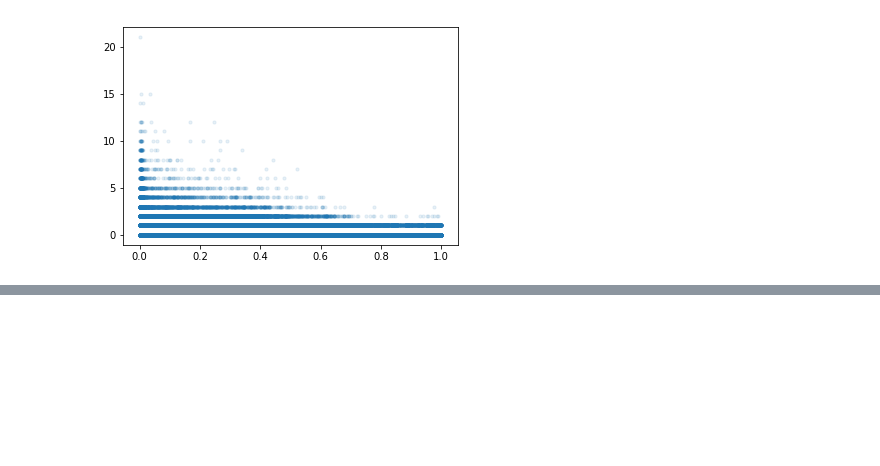
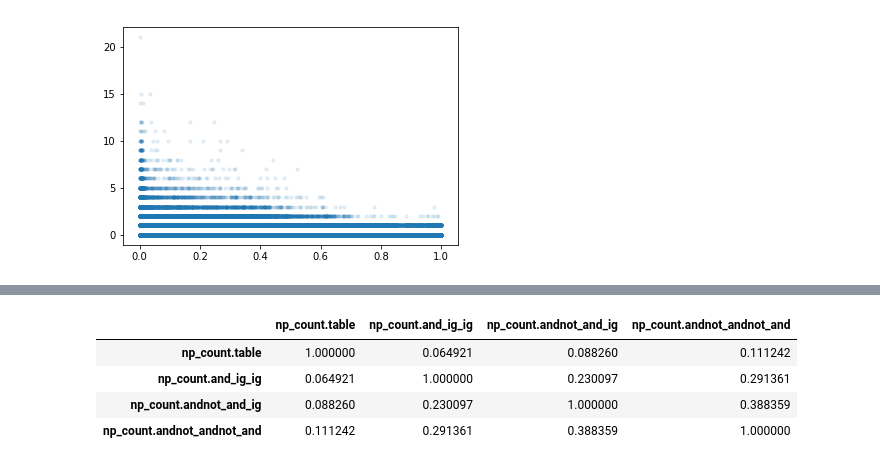
Before and after one commit to alexander-belikov/article_analysis, a Jupyter notebook: notebooks/check_np_stats.ipynb, the cells around one changed output, grey strips where cells are left out. Drawn from its saved outputs; the diff is of its cells as text; code cells hidden in the pictures; blank space fills up the shorter version.

```diff
--- a/notebooks/check_np_stats.ipynb
+++ b/notebooks/check_np_stats.ipynb
@@ -79,0 +102,8 @@ plt.scatter(x, y, alpha=0.1, s=10)
+# %%
+df2[['np_count.table', 'np_count.and_ig_ig', 'np_count.andnot_and_ig', 'np_count.andnot_andnot_and']].corr()
+# %% [output]
+|  | np_count.table | np_count.and_ig_ig | np_count.andnot_and_ig | np_count.andnot_andnot_and |
+| np_count.table | 1.000000 | 0.064921 | 0.088260 | 0.111242 |
+| np_count.and_ig_ig | 0.064921 | 1.000000 | 0.230097 | 0.291361 |
+| np_count.andnot_and_ig | 0.088260 | 0.230097 | 1.000000 | 0.388359 |
+| np_count.andnot_andnot_and | 0.111242 | 0.291361 | 0.388359 | 1.000000 |
```
Also changed, not shown: parts of 5 cells of this notebook.
